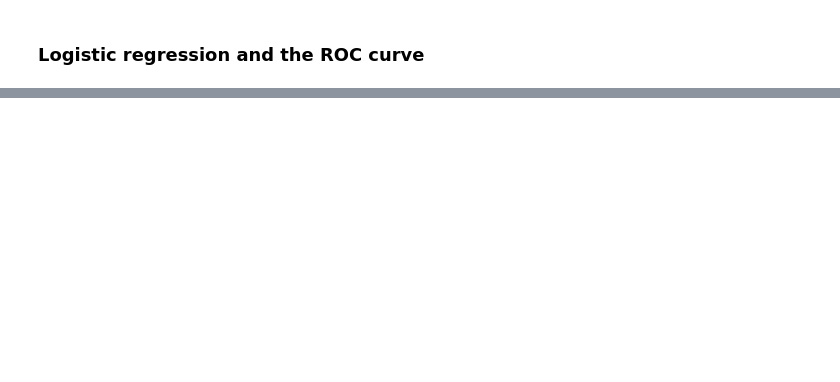
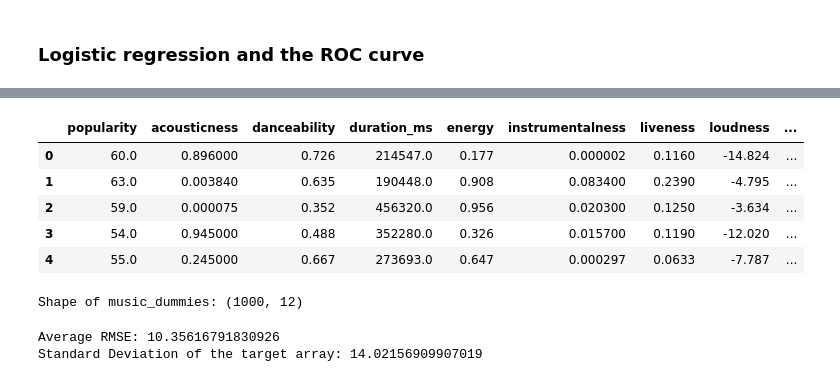
Before and after one commit to rofigueredo/PythonAnalysis, a Jupyter notebook: Supervised Learning with scikit-learn/Supervised Learning scikit-learn.ipynb, the cells around one changed output, grey strips where cells are left out. Cells and saved outputs as stored; diff of their text form; code cells hidden in the pictures; blank space fills up the shorter version.

```diff
--- a/Supervised Learning with scikit-learn/Supervised Learning scikit-learn.ipynb
+++ b/Supervised Learning with scikit-learn/Supervised Learning scikit-learn.ipynb
@@ -317,0 +396,37 @@ print(classification_report(y_test, y_pred))
+# %%
+# Archivo de ejemplo para Confussion Matrix
+filem = r'C:\Users\rfigu\Documents\GitHub\rofigueredo\PythonAnalysis\Supervised Learning with scikit-learn\data\music_clean.csv'
+music_df = pd.read_csv(filem, delimiter=',', usecols=lambda c: not c.startswith('Unnamed:'))
+music_df.head()
+# %% [output]
+|  | popularity | acousticness | danceability | duration_ms | energy | instrumentalness | liveness | loudness | ... |
+| 0 | 60.0 | 0.896000 | 0.726 | 214547.0 | 0.177 | 0.000002 | 0.1160 | -14.824 | ... |
+| 1 | 63.0 | 0.003840 | 0.635 | 190448.0 | 0.908 | 0.083400 | 0.2390 | -4.795 | ... |
+| 2 | 59.0 | 0.000075 | 0.352 | 456320.0 | 0.956 | 0.020300 | 0.1250 | -3.634 | ... |
+| 3 | 54.0 | 0.945000 | 0.488 | 352280.0 | 0.326 | 0.015700 | 0.1190 | -12.020 | ... |
+| 4 | 55.0 | 0.245000 | 0.667 | 273693.0 | 0.647 | 0.000297 | 0.0633 | -7.787 | ... |
+# %%
+# Create music_dummies
+music_dummies = pd.get_dummies(music_df, drop_first=True)
+# Print the new DataFrame's shape
+print("Shape of music_dummies: {}".format(music_dummies.shape))
+# %% [output]
+Shape of music_dummies: (1000, 12)
+# %%
+# Create X and y
+X = music_dummies.drop("popularity", axis=1).values
+y = music_dummies["popularity"].values
+
+# Instantiate a ridge model
+ridge = Ridge(alpha=0.2)
+
+# Perform cross-validation
+scores = cross_val_score(ridge, X, y, cv=kf, scoring="neg_mean_squared_error")
+
+# Calculate RMSE
+rmse = np.sqrt(-scores)
+print("Average RMSE: {}".format(np.mean(rmse)))
+print("Standard Deviation of the target array: {}".format(np.std(y)))
+# %% [output]
+Average RMSE: 10.35616791830926
+Standard Deviation of the target array: 14.02156909907019
```
Also changed, not shown: parts of 8 cells of this notebook.
